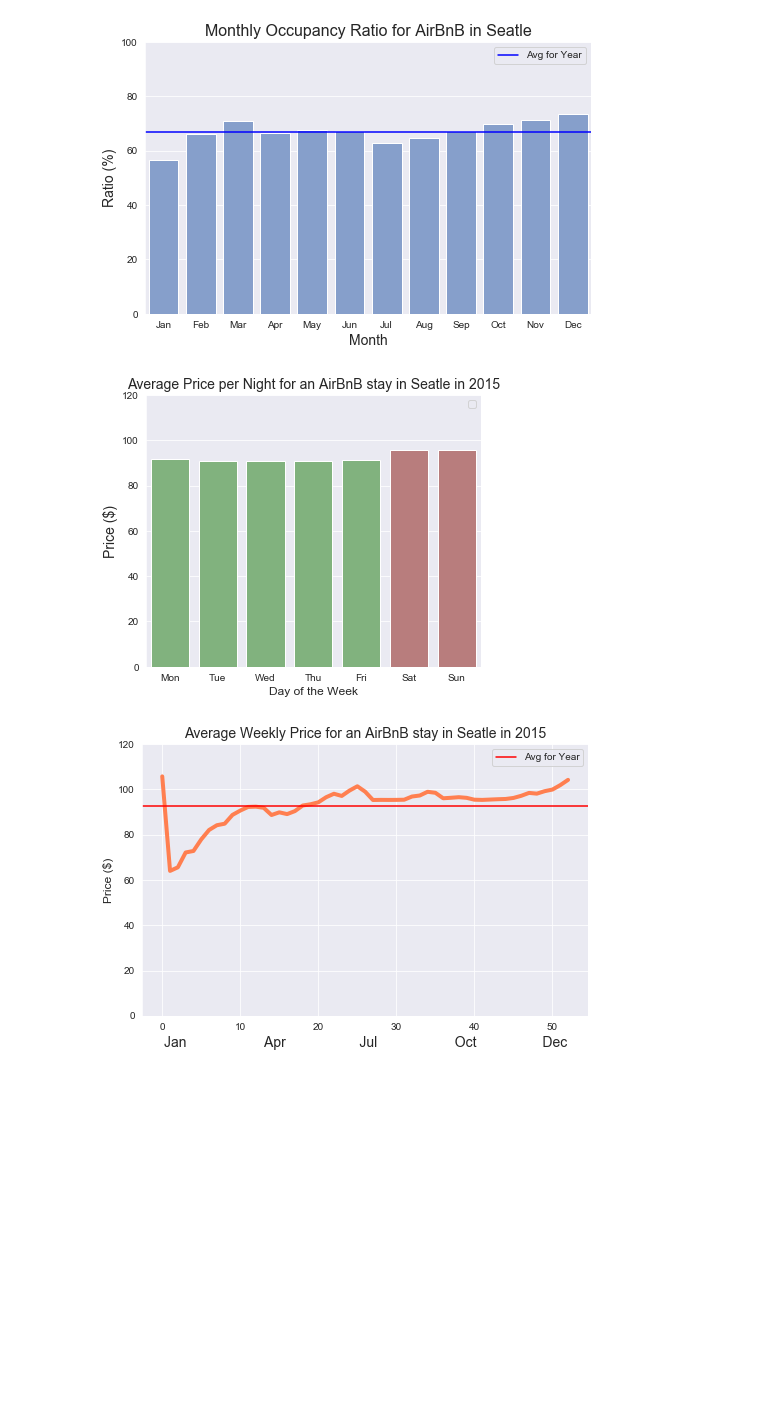
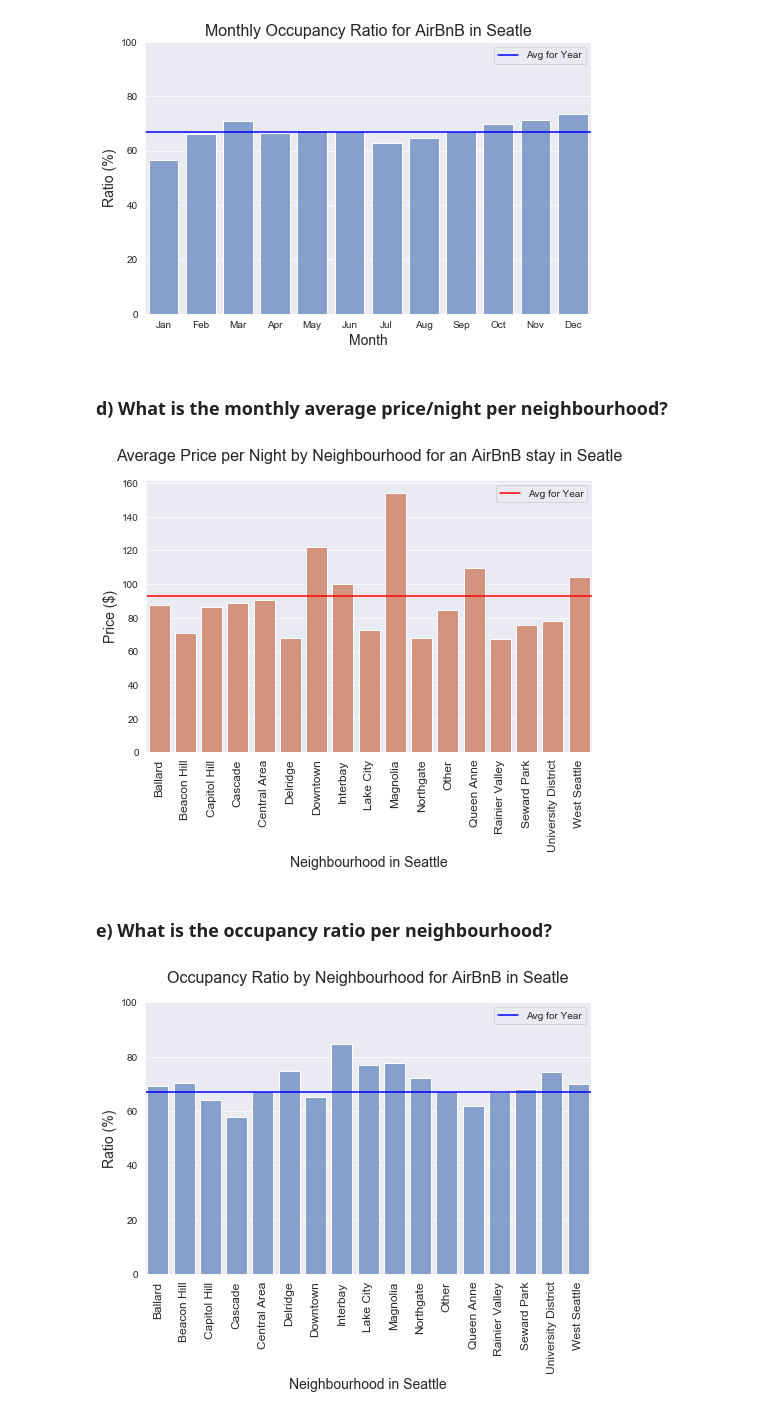
Before and after one commit to paulstancliffe/Blog-Post-AirBnB-Seattle, a Jupyter notebook: seattle_airbnb.ipynb, the cells around one changed output. Drawn from its saved outputs; the diff is of its cells as text; code cells hidden in the pictures; blank space fills up the shorter version.

Commit message:
feat: Completed visualisations

```diff
--- a/seattle_airbnb.ipynb
+++ b/seattle_airbnb.ipynb
@@ -340,4 +328,8 @@ dtype: object
 # %%
+# Change neighbourhood to categorical variable
 new_df['neighbourhood'] = new_df['neighbourhood'].astype('category')
-new_df['date'] = pd.to_datetime(new_df['date'])
+
+#new_df['date'] = pd.to_datetime(new_df['date'])
+
+# Shorten 'other neighbourhoods' to 'other' for length in visualizations
 new_df['neighbourhood'] = new_df['neighbourhood'].replace('Other neighborhoods','Other')
@@ -691,30 +605,36 @@ plt.axhline(calendar['available'].mean()*100,color='b',label='Avg for Year')
 ax.legend();
 # %% [output]
 [figure]
+# %% [markdown]
+### d) What is the monthly average price/night per neighbourhood?
 # %%
-week["weekend"] = week["date"].isin(["Sat", "Sun"])
-
-f, ax = plt.subplots(figsize=(6,5))
+f, ax = plt.subplots(figsize=(8,5))
 sns.set_style("darkgrid")
-sns.barplot(x="date",y="price",hue='weekend',data=week,dodge=False,
-            palette=current_palette[2:4],saturation=0.5)
-plt.title("Average Price per Night for an AirBnB stay in Seatle in 2015",fontsize=14)
-plt.xlabel("Day of the Week",fontsize=12)
+sns.barplot(x="neighbourhood",y="price",data=hood_avg_price_per_month,color="coral", saturation=.5,)
+plt.title("Average Price per Night by Neighbourhood for an AirBnB stay in Seatle",fontsize=16)
+plt.xlabel("Neighbourhood in Seattle",fontsize=14)
 plt.ylabel("Price ($)",fontsize=14)
-ax.legend('')
-plt.ylim(0,120);
+plt.axhline(calendar['price'].mean(),color='r',label='Avg for Year')
+ax.set_xticklabels(hood_avg_price_per_month['neighbourhood'], rotation = 90,fontsize=12)
+plt.legend()
+ttl = ax.title
+ttl.set_position([.5, 1.05]);
 # %% [output]
-[figure, old version]
+[figure, new version]
+# %% [markdown]
+### e) What is the occupancy ratio per neighbourhood?
 # %%
 f, ax = plt.subplots(figsize=(8,5))
 sns.set_style("darkgrid")
-sns.lineplot(x="week_number",y="price",data=weekly,color="coral",linewidth=4)
-plt.title("Average Weekly Price for an AirBnB stay in Seatle in 2015",fontsize=14)
-plt.xlabel("Jan                    Apr                   Jul                 "
-           "   Oct                 Dec",fontsize=14)
-plt.ylabel("Price ($)",fontsize=12)
-plt.ylim(0,120)
-plt.axhline(calendar['price'].mean(),color='r',label='Avg for Year')
-ax.legend();
+sns.barplot(x="neighbourhood",y="available",data=hood_occ,color="cornflowerblue", saturation=.5,)
+plt.title("Occupancy Ratio by Neighbourhood for AirBnB in Seatle",fontsize=16)
+plt.xlabel("Neighbourhood in Seattle",fontsize=14)
+plt.ylabel("Ratio (%)",fontsize=14)
+plt.ylim(0,100)
+plt.axhline(calendar['available'].mean()*100,color='b',label='Avg for Year')
+ax.set_xticklabels(hood_avg_price_per_month['neighbourhood'], rotation = 90,fontsize=12)
+ax.legend()
+ttl = ax.title
+ttl.set_position([.5, 1.05]);
 # %% [output]
-[figure, old version]
+[figure, new version]
```
Also changed, not shown: parts of 68 cells of this notebook.
